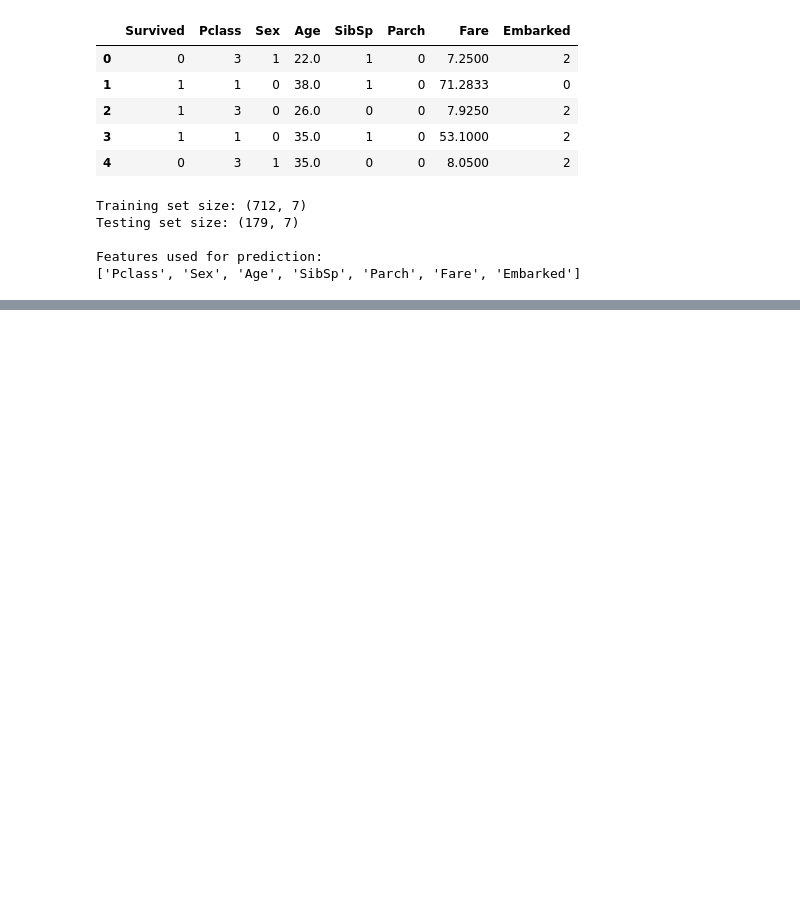
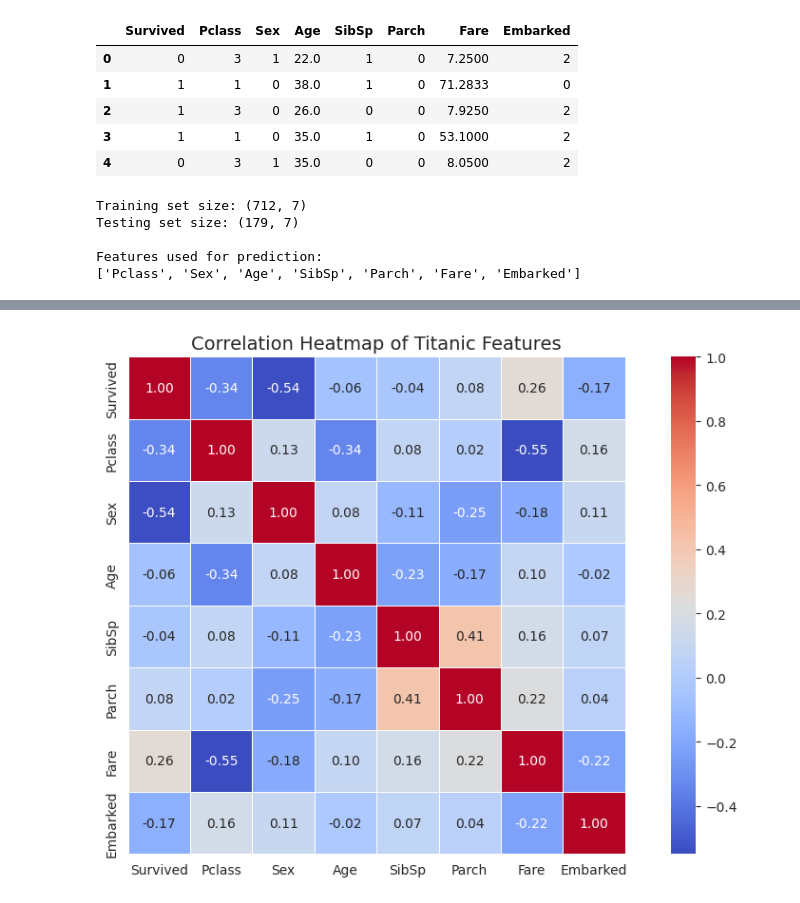
Before and after one commit to chandanar8126/titanic-ml-pluto-academy, a Jupyter notebook: Titanic_ML_PlutoAcademy.ipynb, the cells around one changed output, grey strips where cells are left out. Cells and saved outputs as stored; diff of their text form; code cells hidden in the pictures; blank space fills up the shorter version.

Commit message:
completed feature engineering and correlation analysis

```diff
--- a/Titanic_ML_PlutoAcademy.ipynb
+++ b/Titanic_ML_PlutoAcademy.ipynb
@@ -216,0 +248,15 @@ Features used for prediction:
+# %%
+# visualizing correlation between all features
+plt.figure(figsize=(10, 6))
+sns.heatmap(df.corr(),
+            annot=True,
+            fmt='.2f',
+            cmap='coolwarm',
+            linewidths=0.5,
+            square=True)
+
+plt.title('Correlation Heatmap of Titanic Features', fontsize=14)
+plt.tight_layout()
+plt.show()
+# %% [output]
+[figure, added]
```
Also changed, not shown: parts of 3 cells of this notebook.
